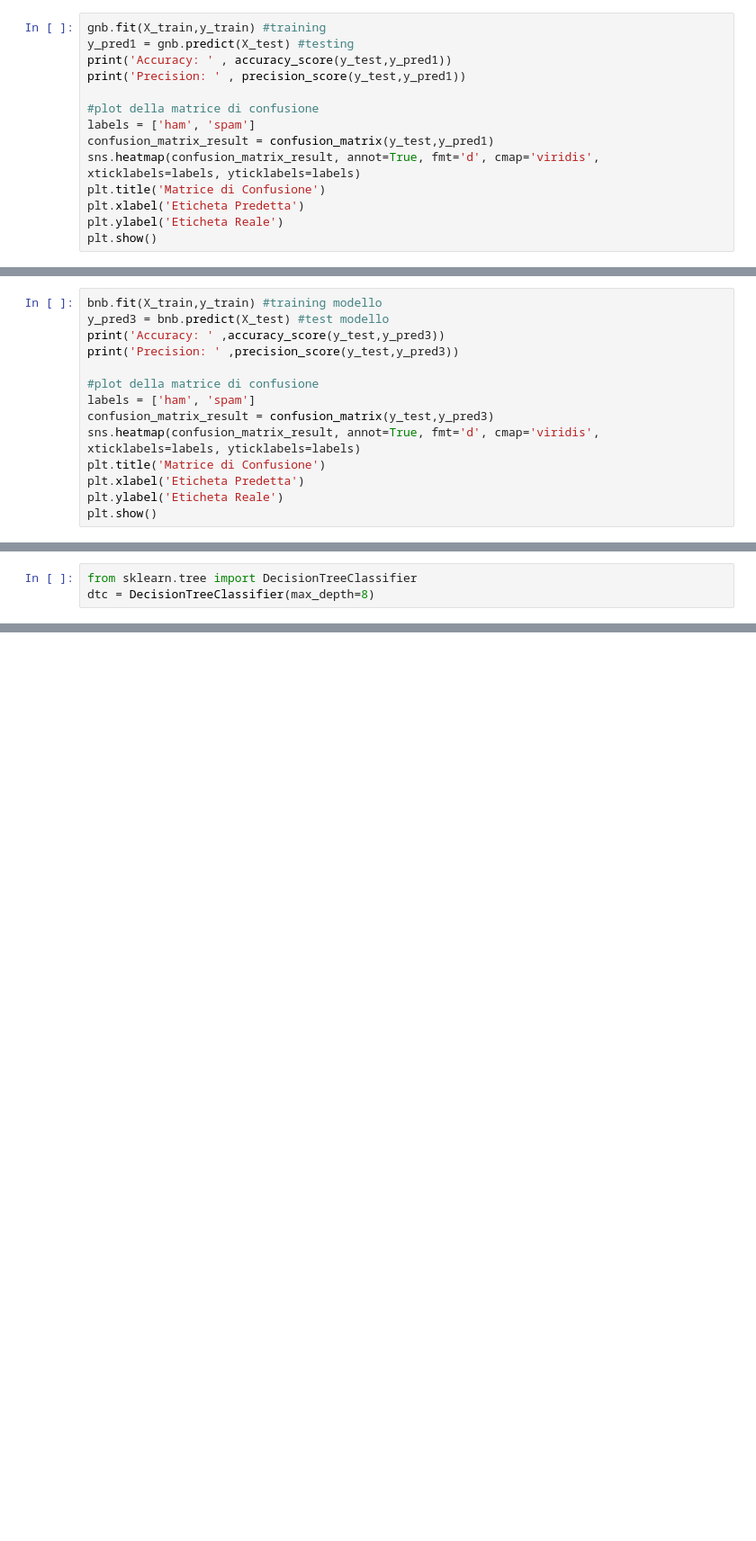
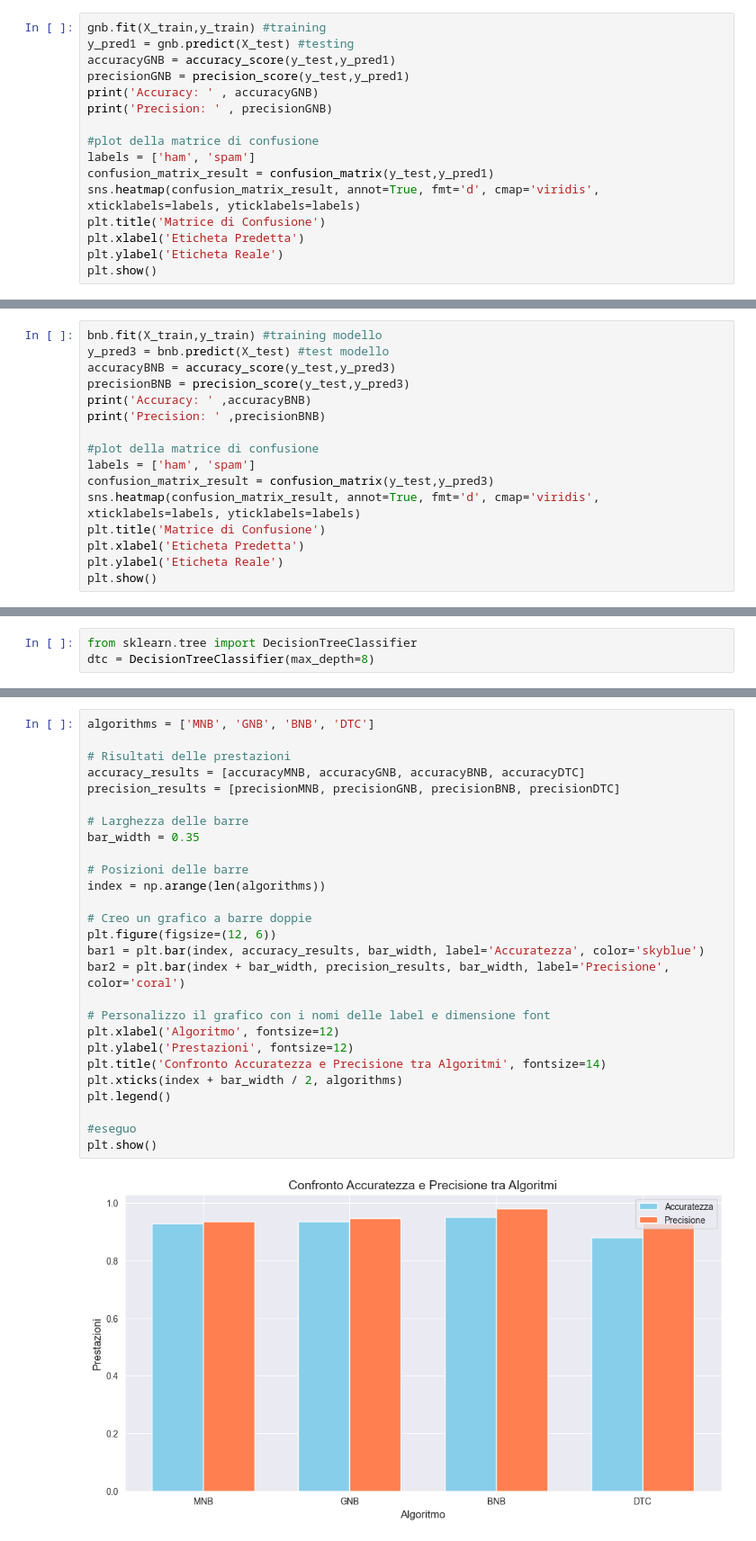
Before and after one commit to russosamuele/SMSecure, a Jupyter notebook: SMSecure.ipynb, the cells around one changed output, grey strips where cells are left out. Shown at 90% size. Saved outputs shown, nothing was run; the diff lists cells and outputs as text; blank space fills up the shorter version.

```diff
--- a/SMSecure.ipynb
+++ b/SMSecure.ipynb
@@ -612,8 +614,10 @@ Naive Bayes GNB (Gaussian)
 # %%
 gnb.fit(X_train,y_train) #training
 y_pred1 = gnb.predict(X_test) #testing
-print('Accuracy: ' , accuracy_score(y_test,y_pred1))
-print('Precision: ' , precision_score(y_test,y_pred1))
+accuracyGNB = accuracy_score(y_test,y_pred1)
+precisionGNB = precision_score(y_test,y_pred1)
+print('Accuracy: ' , accuracyGNB)
+print('Precision: ' , precisionGNB)
 
 #plot della matrice di confusione
 labels = ['ham', 'spam']
@@ -632,8 +636,10 @@ Naive Bayes BNB (Bernoulli)
 # %%
 bnb.fit(X_train,y_train) #training modello
 y_pred3 = bnb.predict(X_test) #test modello
-print('Accuracy: ' ,accuracy_score(y_test,y_pred3))
-print('Precision: ' ,precision_score(y_test,y_pred3))
+accuracyBNB = accuracy_score(y_test,y_pred3)
+precisionBNB = precision_score(y_test,y_pred3)
+print('Accuracy: ' ,accuracyBNB)
+print('Precision: ' ,precisionBNB)
 
 #plot della matrice di confusione
 labels = ['ham', 'spam']
@@ -683,0 +697,29 @@ Precision:  0.9230769230769231
+# %%
+algorithms = ['MNB', 'GNB', 'BNB', 'DTC']
+
+# Risultati delle prestazioni
+accuracy_results = [accuracyMNB, accuracyGNB, accuracyBNB, accuracyDTC]
+precision_results = [precisionMNB, precisionGNB, precisionBNB, precisionDTC]
+
+# Larghezza delle barre
+bar_width = 0.35
+
+# Posizioni delle barre
+index = np.arange(len(algorithms))
+
+# Creo un grafico a barre doppie
+plt.figure(figsize=(12, 6))
+bar1 = plt.bar(index, accuracy_results, bar_width, label='Accuratezza', color='skyblue')
+bar2 = plt.bar(index + bar_width, precision_results, bar_width, label='Precisione', color='coral')
+
+# Personalizzo il grafico con i nomi delle label e dimensione font
+plt.xlabel('Algoritmo', fontsize=12)
+plt.ylabel('Prestazioni', fontsize=12)
+plt.title('Confronto Accuratezza e Precisione tra Algoritmi', fontsize=14)
+plt.xticks(index + bar_width / 2, algorithms)
+plt.legend()
+
+#eseguo
+plt.show()
+# %% [output]
+[figure, added]
```
Also changed, not shown: parts of 14 cells of this notebook.
